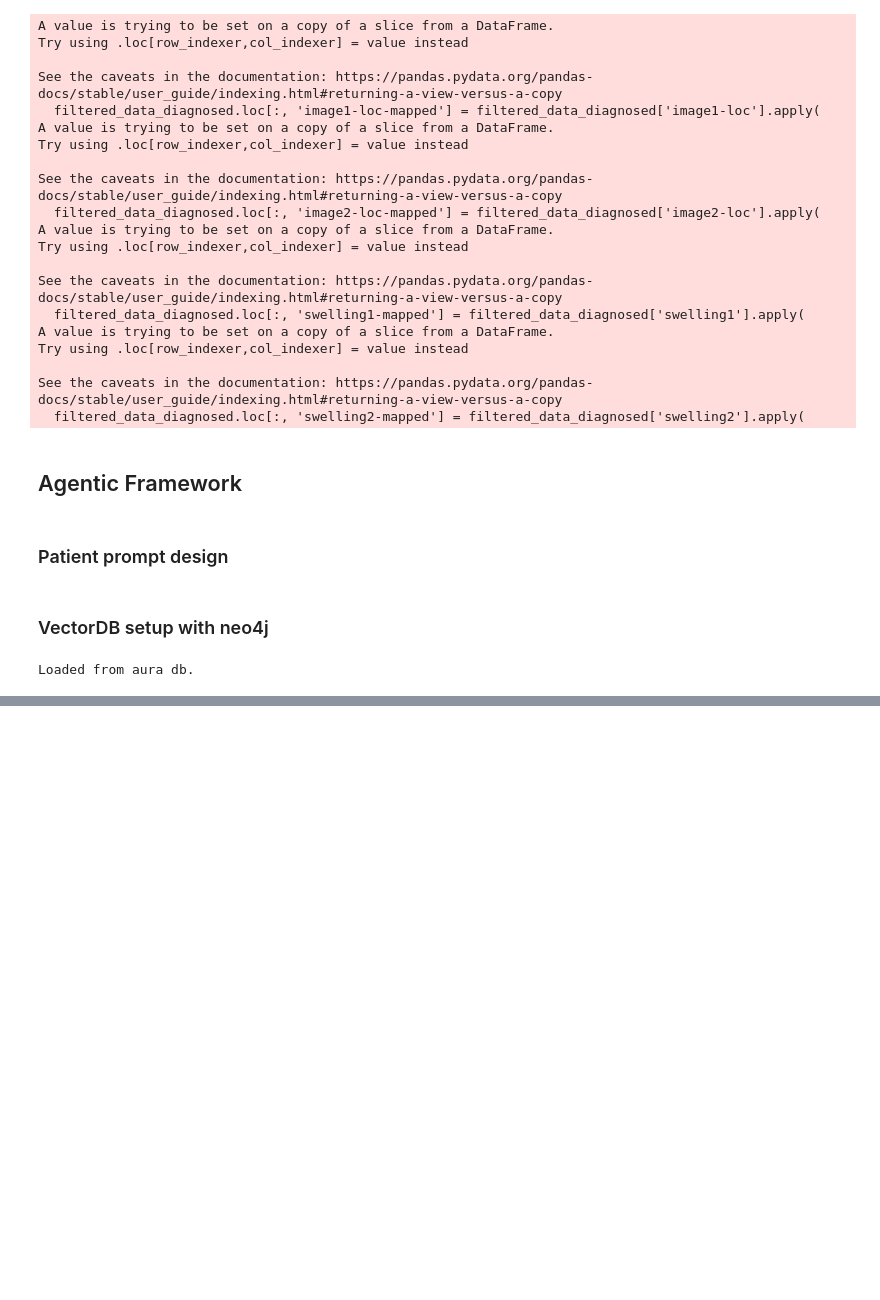
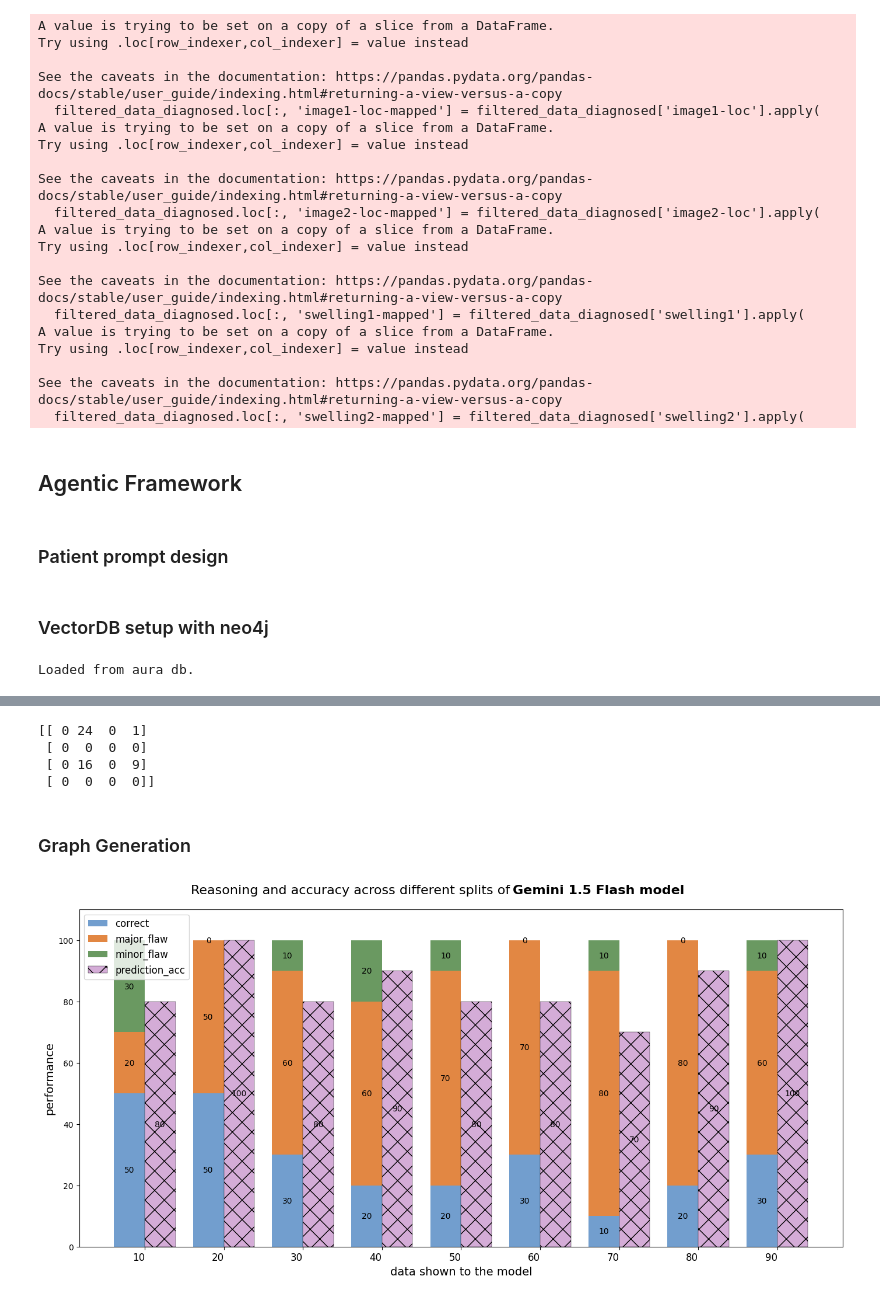
Before and after one commit to Umakantamaharana/SARA, a Jupyter notebook: sara.ipynb, the cells around one changed output, grey strips where cells are left out. Saved outputs shown, nothing was run; the diff lists cells and outputs as text; code cells hidden in the pictures; blank space fills up the shorter version.

```diff
--- a/sara.ipynb
+++ b/sara.ipynb
@@ -614,0 +968,9 @@ ValueError: All arrays must be of the same length
+# %%
+print(confusion_matrix(eval_data['Actual Labels'].str.lower(), eval_data['Predicted Labels'].str.lower()))
+# %% [output]
+[[ 0 24  0  1]
+ [ 0  0  0  0]
+ [ 0 16  0  9]
+ [ 0  0  0  0]]
+# %% [markdown]
+### Graph Generation
@@ -614,0 +1034,19 @@ ValueError: All arrays must be of the same length
+# %%
+model = "Gemini 1.5 Flash"
+# Data from your provided information, multiplied by 10
+data = {
+    'correct': [5, 5, 3, 2, 2, 3, 1, 2, 3],
+    'major_flaw': [2, 5, 6, 6, 7, 7, 8, 8, 6],
+    'minor_flaw': [3, 0, 1, 2, 1, 0, 1, 0, 1],
+    'prediction_acc': [8, 10, 8, 9, 8, 8, 7, 9, 10]
+}
+
+# Multiply all values by 10
+for key in data:
+    data[key] = [val * 10 for val in data[key]]
+
+labels = ["10", "20", "30", "40", "50", "60", "70", "80", "90"] # numeric labels
+
+create_modified_stacked_bar_chart_with_gentle_academic_colors(data, labels, model)
+# %% [output]
+[figure, added]
```
Also changed, not shown: parts of 47 cells of this notebook, 9 other files.
